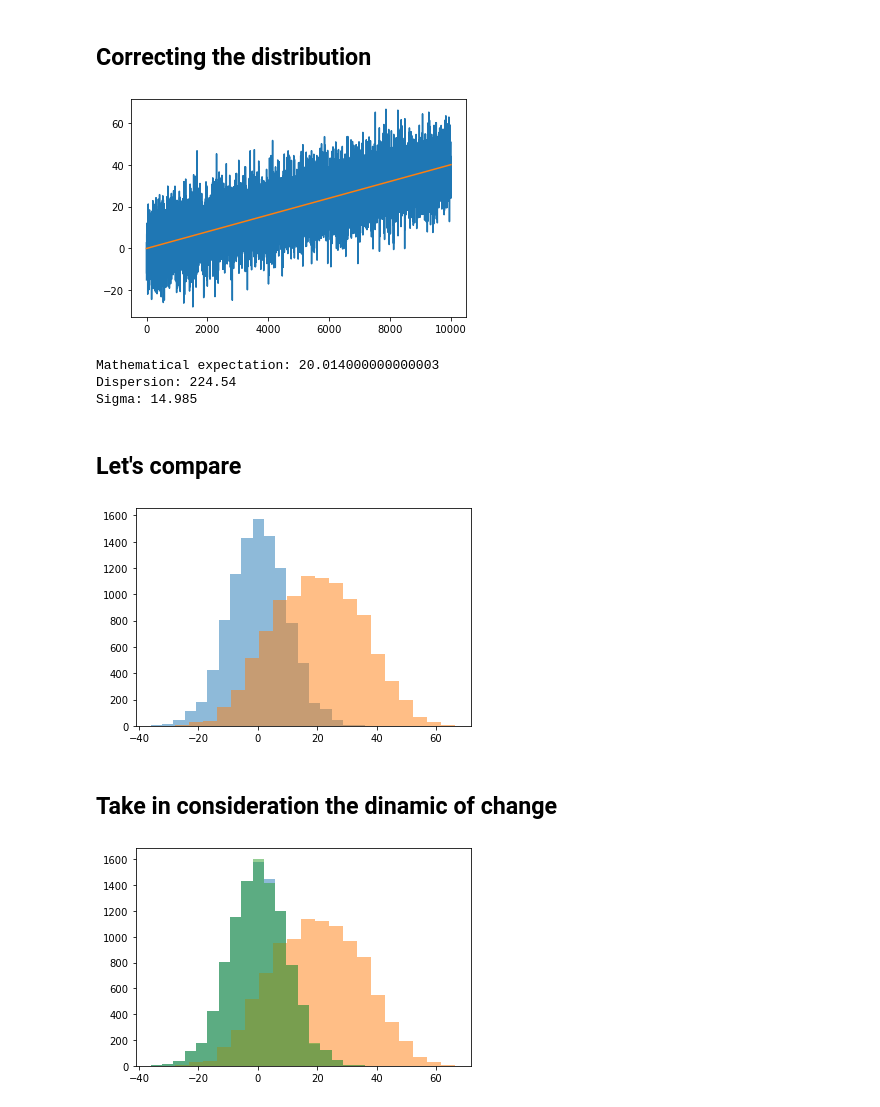
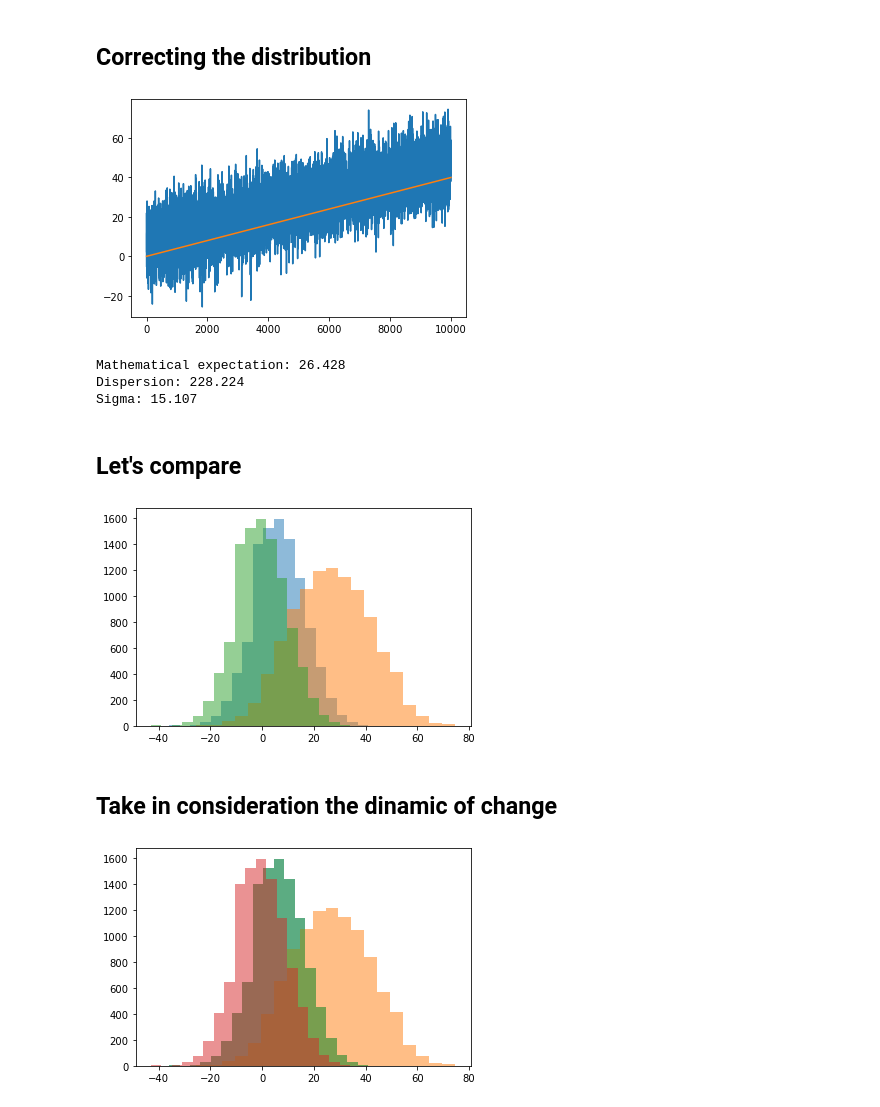
Before and after one commit to kinfi4/tmp, a Jupyter notebook: laba1.ipynb, the cells around one changed output. Saved outputs shown, nothing was run; the diff lists cells and outputs as text; code cells hidden in the pictures.

```diff
--- a/laba1.ipynb
+++ b/laba1.ipynb
@@ -77,8 +86,9 @@ plt.show()
 # %% [markdown]
 ## Normal Distribution
 # %%
+offset_norm_dist = 7
 mean, sigma = 0, 10
-normal_distribution = np.random.normal(mean, sigma, size=default_distribution_size).astype(int)
+normal_distribution = np.random.normal(mean + offset_norm_dist, sigma, size=default_distribution_size).astype(int)
 
 plt.hist(normal_distribution, bins=20, color='r')
 plt.show()
@@ -103,28 +113,32 @@ plt.show()
 
 calculate_metrics(corrected_norm_distribution)
 # %% [output]
-[figure, old version]
+[figure, new version]
-Mathematical expectation: 20.014000000000003
-Dispersion: 224.54
-Sigma: 14.985
+Mathematical expectation: 26.428
+Dispersion: 228.224
+Sigma: 15.107
 # %% [markdown]
 ## Let's compare
 # %%
+normal_distribution_without_offset = normal_distribution - offset_norm_dist
+
 plt.hist(normal_distribution, bins=20, alpha=0.5)
 plt.hist(corrected_norm_distribution, bins=20, alpha=0.5)
+plt.hist(normal_distribution_without_offset, bins=20, alpha=0.5)
 
 plt.show()
 # %% [output]
-[figure, old version]
+[figure, new version]
 # %% [markdown]
 ## Take in consideration the dinamic of change
 # %%
 corrected_back_norm_distribution = corrected_norm_distribution - correction_norm_array
 
 plt.hist(normal_distribution, bins=20, alpha=0.5)
 plt.hist(corrected_norm_distribution, bins=20, alpha=0.5)
 plt.hist(corrected_back_norm_distribution, bins=20, alpha=0.5)
+plt.hist(normal_distribution_without_offset, bins=20, alpha=0.5)
 
 plt.show()
 # %% [output]
-[figure, old version]
+[figure, new version]
```
Also changed, not shown: parts of 5 cells of this notebook.
